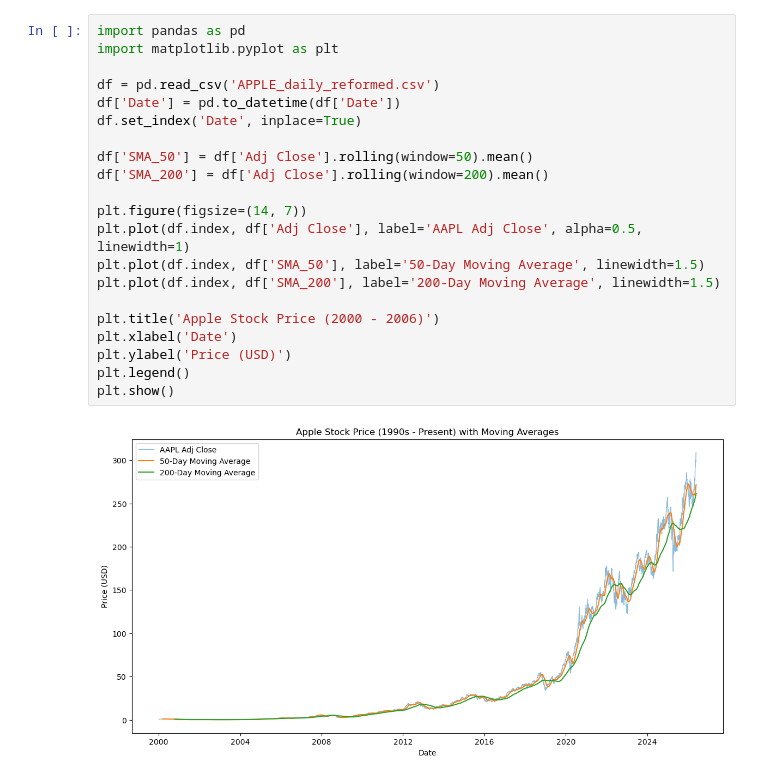
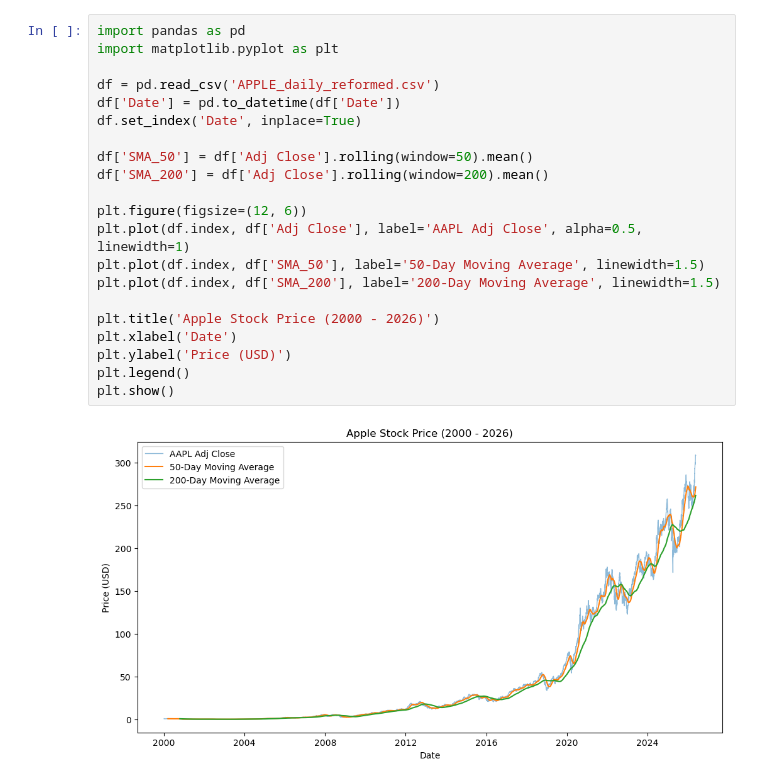
Before and after one commit to Adamy8/ecs171-stock-prediction, a Jupyter notebook: lineplot_heatmap.ipynb, the cells around one changed output. Cells and saved outputs as stored; diff of their text form.

```diff
--- a/lineplot_heatmap.ipynb
+++ b/lineplot_heatmap.ipynb
@@ -1,23 +5,23 @@
 # %%
 import pandas as pd
 import matplotlib.pyplot as plt
 
 df = pd.read_csv('APPLE_daily_reformed.csv')
 df['Date'] = pd.to_datetime(df['Date'])
 df.set_index('Date', inplace=True)
 
 df['SMA_50'] = df['Adj Close'].rolling(window=50).mean()
 df['SMA_200'] = df['Adj Close'].rolling(window=200).mean()
 
-plt.figure(figsize=(14, 7))
+plt.figure(figsize=(12, 6))
 plt.plot(df.index, df['Adj Close'], label='AAPL Adj Close', alpha=0.5, linewidth=1)
 plt.plot(df.index, df['SMA_50'], label='50-Day Moving Average', linewidth=1.5)
 plt.plot(df.index, df['SMA_200'], label='200-Day Moving Average', linewidth=1.5)
 
-plt.title('Apple Stock Price (2000 - 2006)')
+plt.title('Apple Stock Price (2000 - 2026)')
 plt.xlabel('Date')
 plt.ylabel('Price (USD)')
 plt.legend()
 plt.show()
 # %% [output]
-[figure, old version]
+[figure, new version]
```
Also changed, not shown: parts of 4 cells of this notebook.
